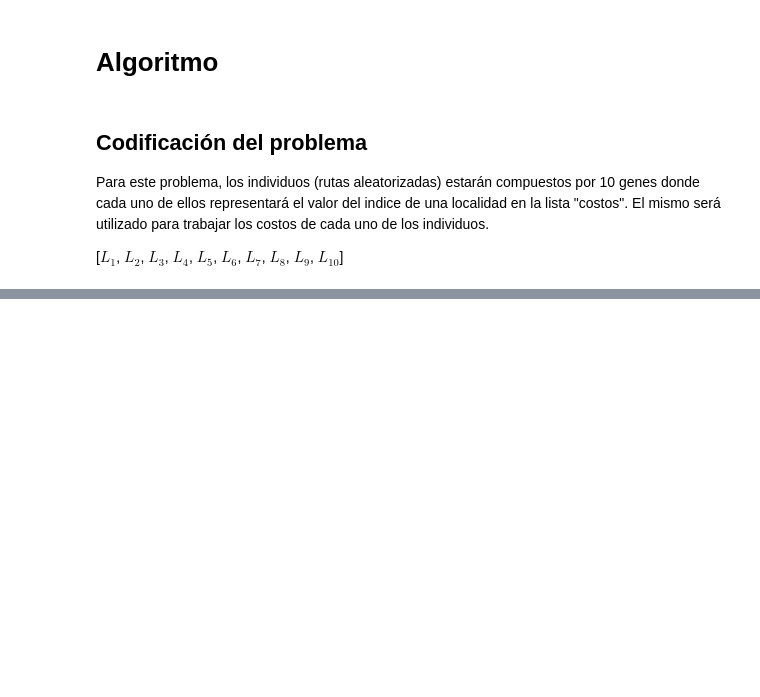
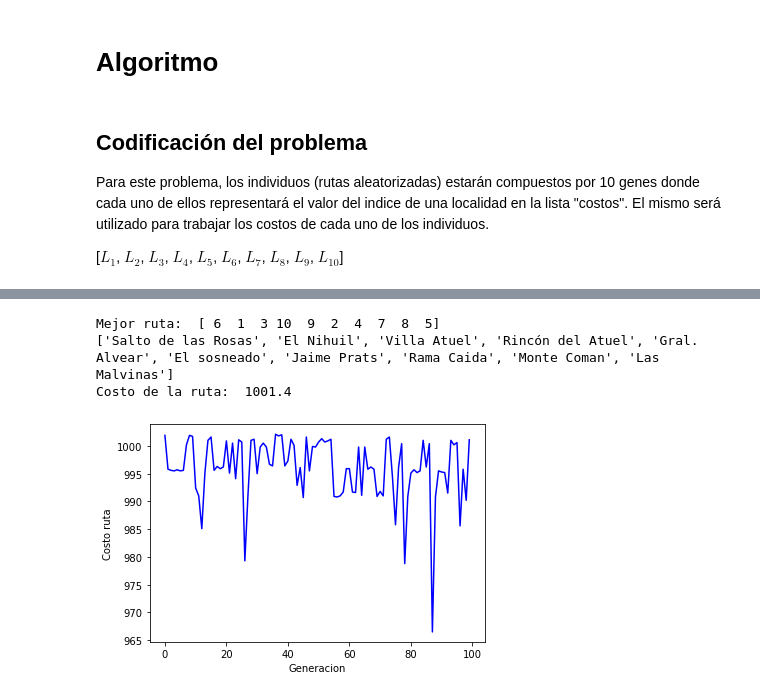
Before and after one commit to estebanarivasv/IA-2021, a Jupyter notebook: tp5_algoritmos_geneticos/Ejercicio2.ipynb, the cells around one changed output, grey strips where cells are left out. Saved outputs shown, nothing was run; the diff lists cells and outputs as text; code cells hidden in the pictures; blank space fills up the shorter version.

```diff
--- a/tp5_algoritmos_geneticos/Ejercicio2.ipynb
+++ b/tp5_algoritmos_geneticos/Ejercicio2.ipynb
@@ -267,16 +278,16 @@ def obtener_costo_individuo(individuo_ruta):
     costo_ruta = 0
 
     for localidad_actual in individuo_ruta:
-        print(f"Localidad actual {localidad_actual}, última localidad {ultima_localidad}")
         costo_ruta += costos[ultima_localidad][localidad_actual]
         ultima_localidad = localidad_actual
+    return costo_ruta
 
 # Función de adaptacion - fitness function
 def obtener_adaptacion(poblacion):
-    adecuacion = []
+    adaptacion = []
     for individuo_ruta in poblacion:
-        adecuacion.append(obtener_costo_individuo(individuo_ruta))
-    return adecuacion
+        adaptacion.append(obtener_costo_individuo(individuo_ruta))
+    return adaptacion
 # %% [markdown]
 ## Selección
 
@@ -387,3 +366,15 @@ def mutation(chrm):
+# %%
+def realizar_mutacion(hijos):
+
+    for indice in range(hijos.shape[0]):
+        while True:
+            posicion1 = random.randint(0, len(hijos[indice, :]) - 1 )
+            posicion2 = random.randint(0, len(hijos[indice, :]) - 1 )
+            if posicion1 != posicion2:
+                break
+        hijos[indice, posicion1], hijos[indice, posicion2] = hijos[indice, posicion2], hijos[indice, posicion1]
+
+    return hijos         # Devuelve el array de hijos mutados
 # %% [markdown]
 # Algoritmo
 # %% [markdown]
@@ -449,0 +416,41 @@ TypeError: unsupported operand type(s) for +: 'NoneType' and 'NoneType'
+# %%
+for generacion in range(cant_generaciones):
+
+    adaptacion = obtener_adaptacion(poblacion)
+
+    padres = seleccionar_padres(poblacion, adaptacion, cantidad_padres)
+
+    tam_descendencia = len(poblacion) - padres.shape[0]
+
+    hijos = realizar_cruza(padres, tam_descendencia)
+    hijos_mutados = realizar_mutacion(hijos)
+
+    # Creamos una nueva poblacion a partir de los padres y de los hijos
+    poblacion[0:padres.shape[0], :] = padres
+    poblacion[padres.shape[0]:, :] = hijos_mutados
+
+    eje_adap.append(max(adaptacion))
+    eje_gen.append(generacion)
+# %%
+# Obtener la mejor solución
+adaptacion = obtener_adaptacion(poblacion)
+mejor_adap_index = np.where(adaptacion == np.max(adaptacion))
+
+mejor_ruta = poblacion[mejor_adap_index[0][0], :]
+localidades = obtener_localidades(mejor_ruta)
+
+print("Mejor ruta: ", poblacion[mejor_adap_index[0][0], :])
+print(localidades)
+print("Costo de la ruta: ", adaptacion[mejor_adap_index[0][0]])
+# %% [output]
+Mejor ruta:  [ 6  1  3 10  9  2  4  7  8  5]
+['Salto de las Rosas', 'El Nihuil', 'Villa Atuel', 'Rincón del Atuel', 'Gral. Alvear', 'El sosneado', 'Jaime Prats', 'Rama Caida', 'Monte Coman', 'Las Malvinas']
+Costo de la ruta:  1001.4
+# %%
+fig, ax = plt.subplots()
+ax.plot(eje_gen, eje_adap, 'b')
+ax.set_ylabel('Costo ruta')
+ax.set_xlabel('Generacion')
+plt.show()
+# %% [output]
+[figure, added]
```
Also changed, not shown: parts of 11 cells of this notebook.
